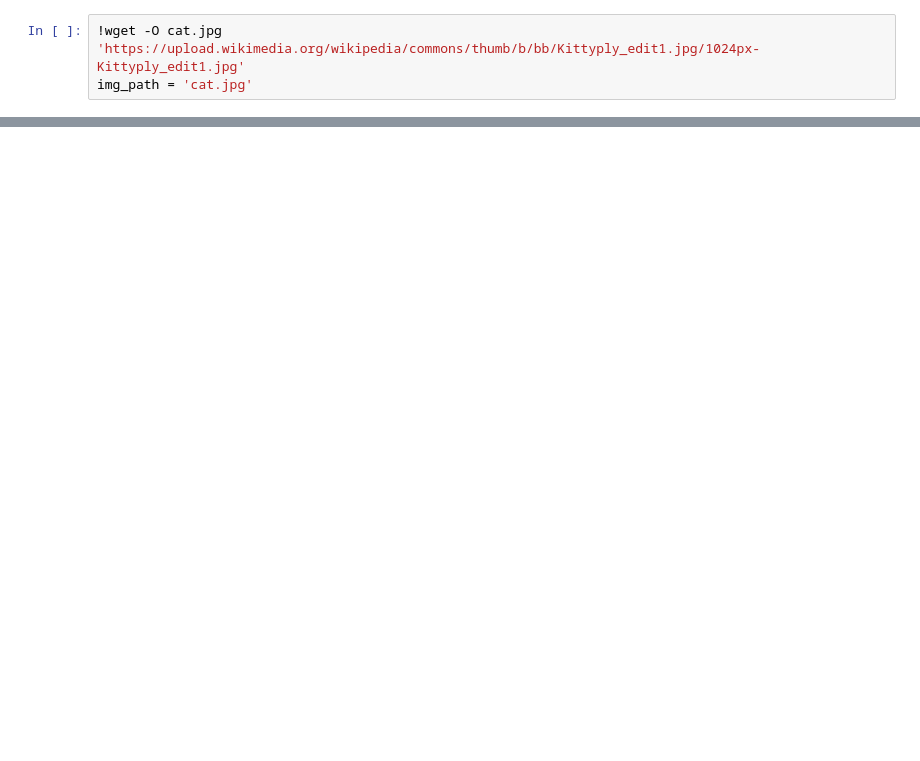
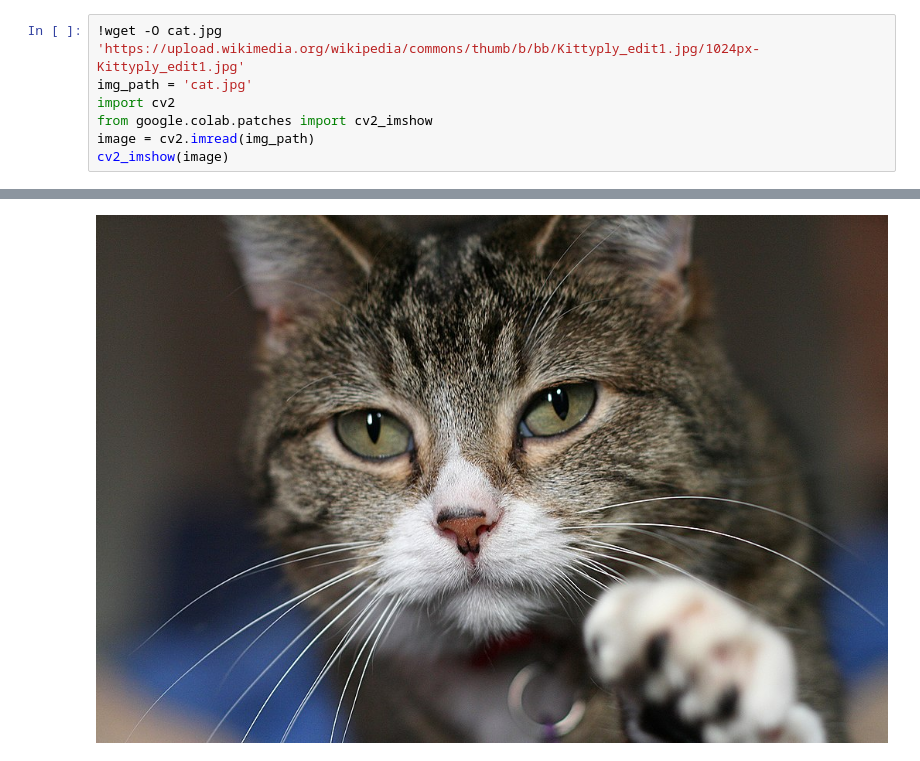
Before and after one commit to NanditaSengupta/NanditaSengupta, a Jupyter notebook: catimage.ipynb, the cells around one changed output, grey strips where cells are left out. Saved outputs shown, nothing was run; the diff lists cells and outputs as text; blank space fills up the shorter version.

```diff
--- a/catimage.ipynb
+++ b/catimage.ipynb
@@ -3,4 +3,8 @@
 # %%
 !wget -O cat.jpg 'https://upload.wikimedia.org/wikipedia/commons/thumb/b/bb/Kittyply_edit1.jpg/1024px-Kittyply_edit1.jpg'
 img_path = 'cat.jpg'
+import cv2
+from google.colab.patches import cv2_imshow
+image = cv2.imread(img_path)
+cv2_imshow(image)
 # %% [output]
@@ -16,0 +21 @@ cat.jpg             100%[===================>] 152.27K  --.-KB/s    in 0.1s
+[figure, added]
```
Also changed, not shown: parts of 1 cell of this notebook.
